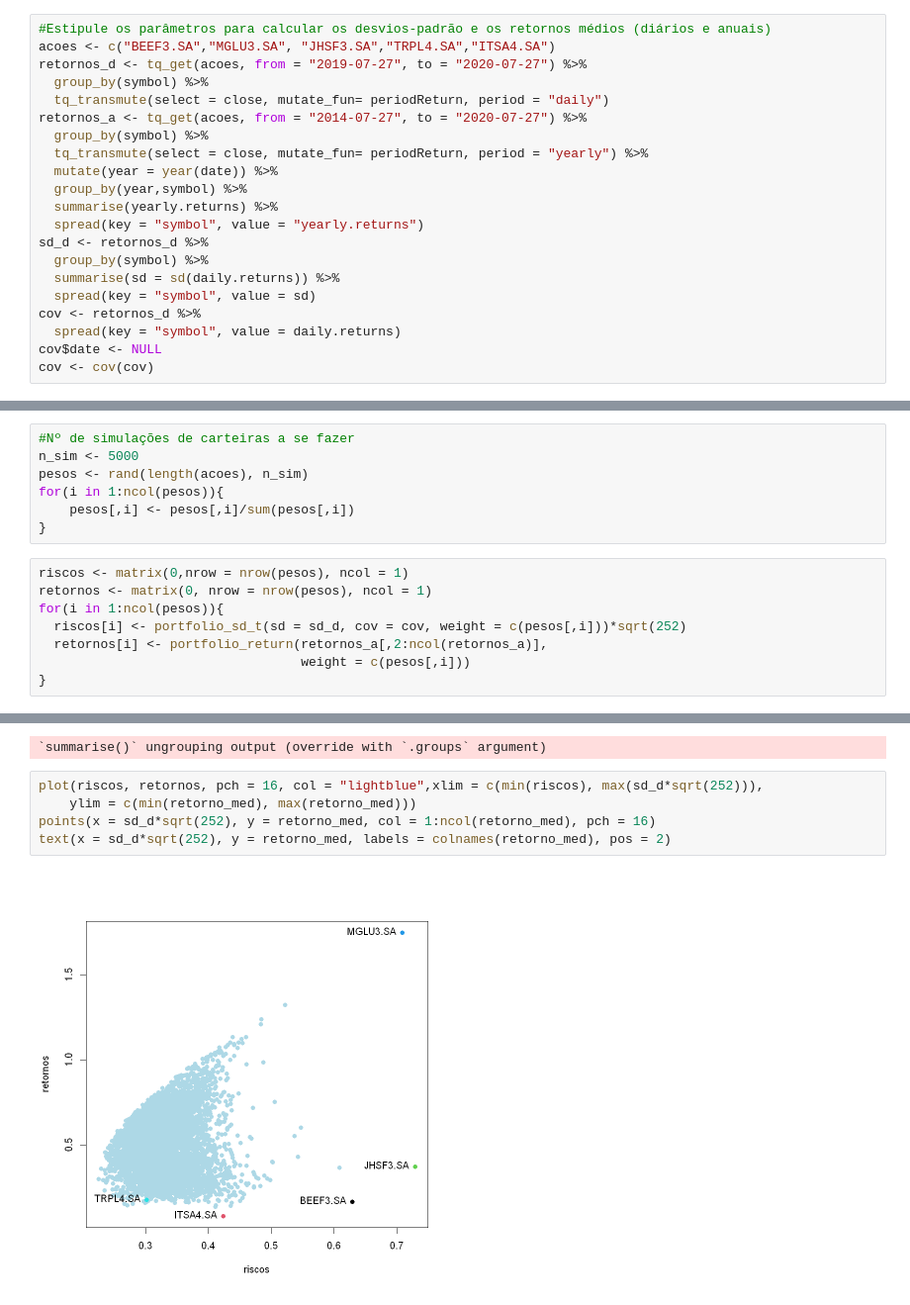
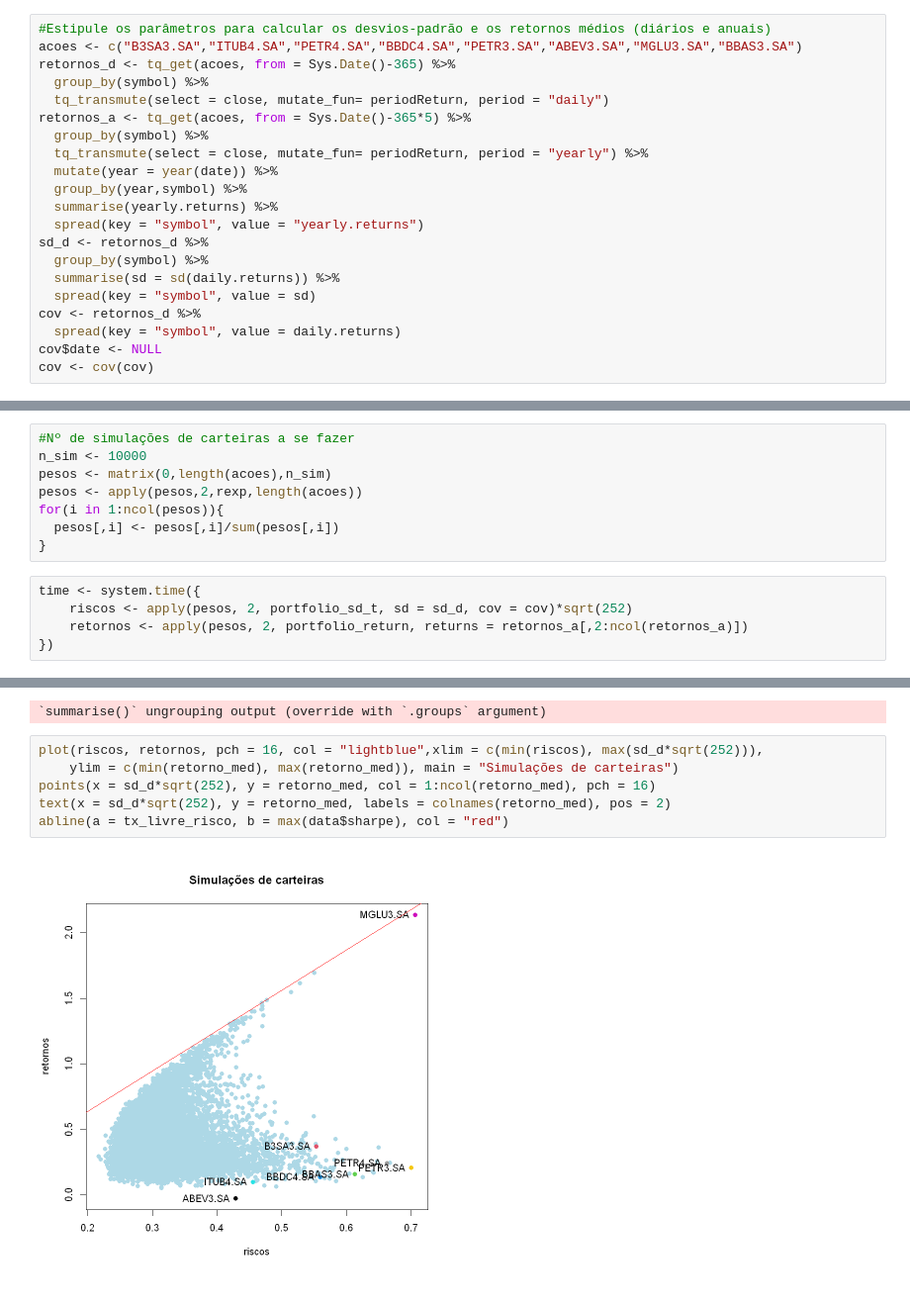
Before and after one commit to GabrielMarquezMatte/Meus-Arquivos, a Jupyter notebook: Ações e opções/Markowitz.ipynb, the cells around one changed output, grey strips where cells are left out. Shown at 99% size. Cells and saved outputs as stored; diff of their text form.

```diff
--- a/Ações e opções/Markowitz.ipynb
+++ b/Ações e opções/Markowitz.ipynb
@@ -35,10 +50,10 @@ library(pracma)
 # %%
 #Estipule os parâmetros para calcular os desvios-padrão e os retornos médios (diários e anuais)
-acoes <- c("BEEF3.SA","MGLU3.SA", "JHSF3.SA","TRPL4.SA","ITSA4.SA")
-retornos_d <- tq_get(acoes, from = "2019-07-27", to = "2020-07-27") %>%
+acoes <- c("B3SA3.SA","ITUB4.SA","PETR4.SA","BBDC4.SA","PETR3.SA","ABEV3.SA","MGLU3.SA","BBAS3.SA")
+retornos_d <- tq_get(acoes, from = Sys.Date()-365) %>%
   group_by(symbol) %>%
   tq_transmute(select = close, mutate_fun= periodReturn, period = "daily")
-retornos_a <- tq_get(acoes, from = "2014-07-27", to = "2020-07-27") %>%
+retornos_a <- tq_get(acoes, from = Sys.Date()-365*5) %>%
   group_by(symbol) %>%
   tq_transmute(select = close, mutate_fun= periodReturn, period = "yearly") %>%
   mutate(year = year(date)) %>%
@@ -59,19 +74,17 @@ cov <- cov(cov)
 `summarise()` ungrouping output (override with `.groups` argument)
 # %%
 #Nº de simulações de carteiras a se fazer
-n_sim <- 5000
-pesos <- rand(length(acoes), n_sim)
+n_sim <- 10000
+pesos <- matrix(0,length(acoes),n_sim)
+pesos <- apply(pesos,2,rexp,length(acoes))
 for(i in 1:ncol(pesos)){
-    pesos[,i] <- pesos[,i]/sum(pesos[,i])
+  pesos[,i] <- pesos[,i]/sum(pesos[,i])
 }
-# %%
-riscos <- matrix(0,nrow = nrow(pesos), ncol = 1)
-retornos <- matrix(0, nrow = nrow(pesos), ncol = 1)
-for(i in 1:ncol(pesos)){
-  riscos[i] <- portfolio_sd_t(sd = sd_d, cov = cov, weight = c(pesos[,i]))*sqrt(252)
-  retornos[i] <- portfolio_return(retornos_a[,2:ncol(retornos_a)],
-                                  weight = c(pesos[,i]))
-}
+# %%
+time <- system.time({
+    riscos <- apply(pesos, 2, portfolio_sd_t, sd = sd_d, cov = cov)*sqrt(252)
+    retornos <- apply(pesos, 2, portfolio_return, returns = retornos_a[,2:ncol(retornos_a)])
+})
 # %%
 #Sharpe
 tx_livre_risco <- 0.0225
@@ -87,11 +100,12 @@ retorno_med <- retornos_a %>%
 `summarise()` ungrouping output (override with `.groups` argument)
 # %%
 plot(riscos, retornos, pch = 16, col = "lightblue",xlim = c(min(riscos), max(sd_d*sqrt(252))),
-    ylim = c(min(retorno_med), max(retorno_med)))
+    ylim = c(min(retorno_med), max(retorno_med)), main = "Simulações de carteiras")
 points(x = sd_d*sqrt(252), y = retorno_med, col = 1:ncol(retorno_med), pch = 16)
 text(x = sd_d*sqrt(252), y = retorno_med, labels = colnames(retorno_med), pos = 2)
+abline(a = tx_livre_risco, b = max(data$sharpe), col = "red")
 # %% [output]
-[figure, old version]
+[figure, new version]
 # %%
 max(data$sharpe)
 # %% [output]
```
Also changed, not shown: parts of 8 cells of this notebook, 6 other files.
